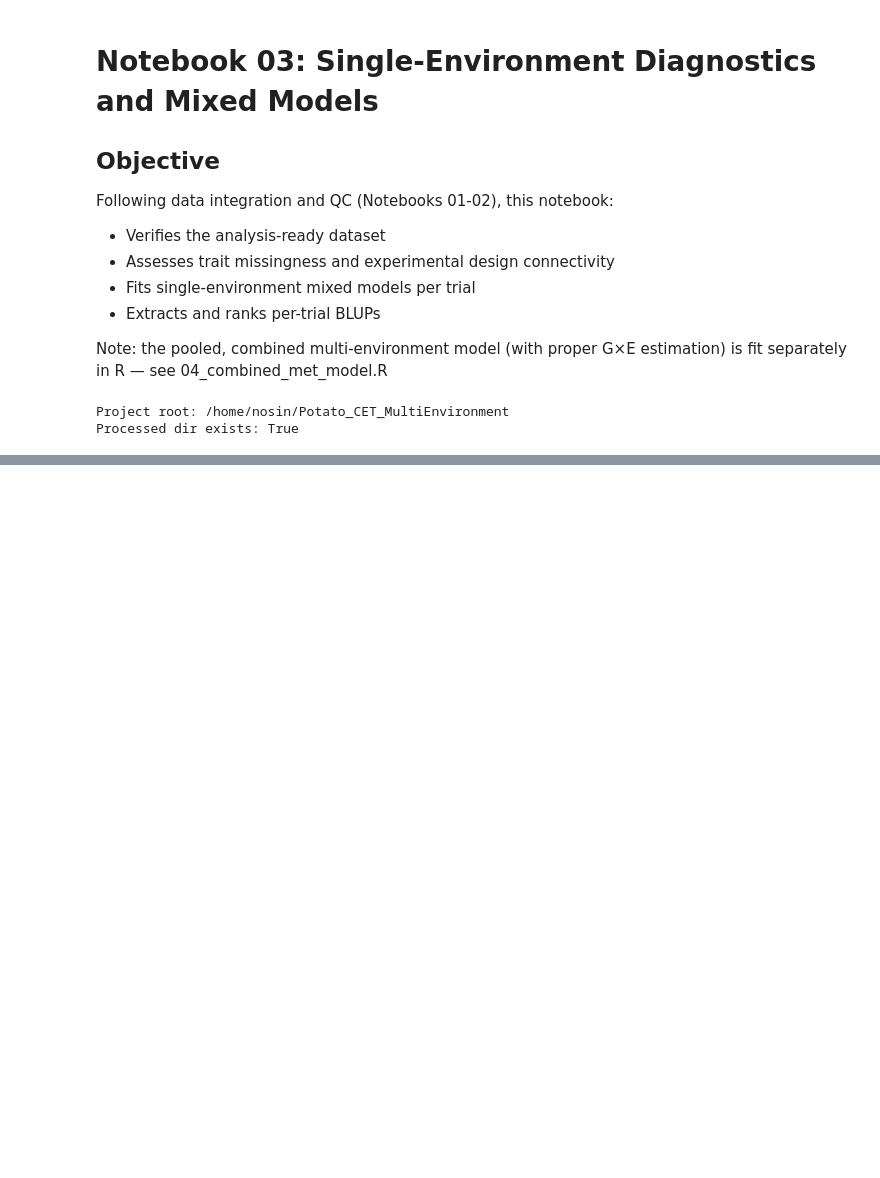
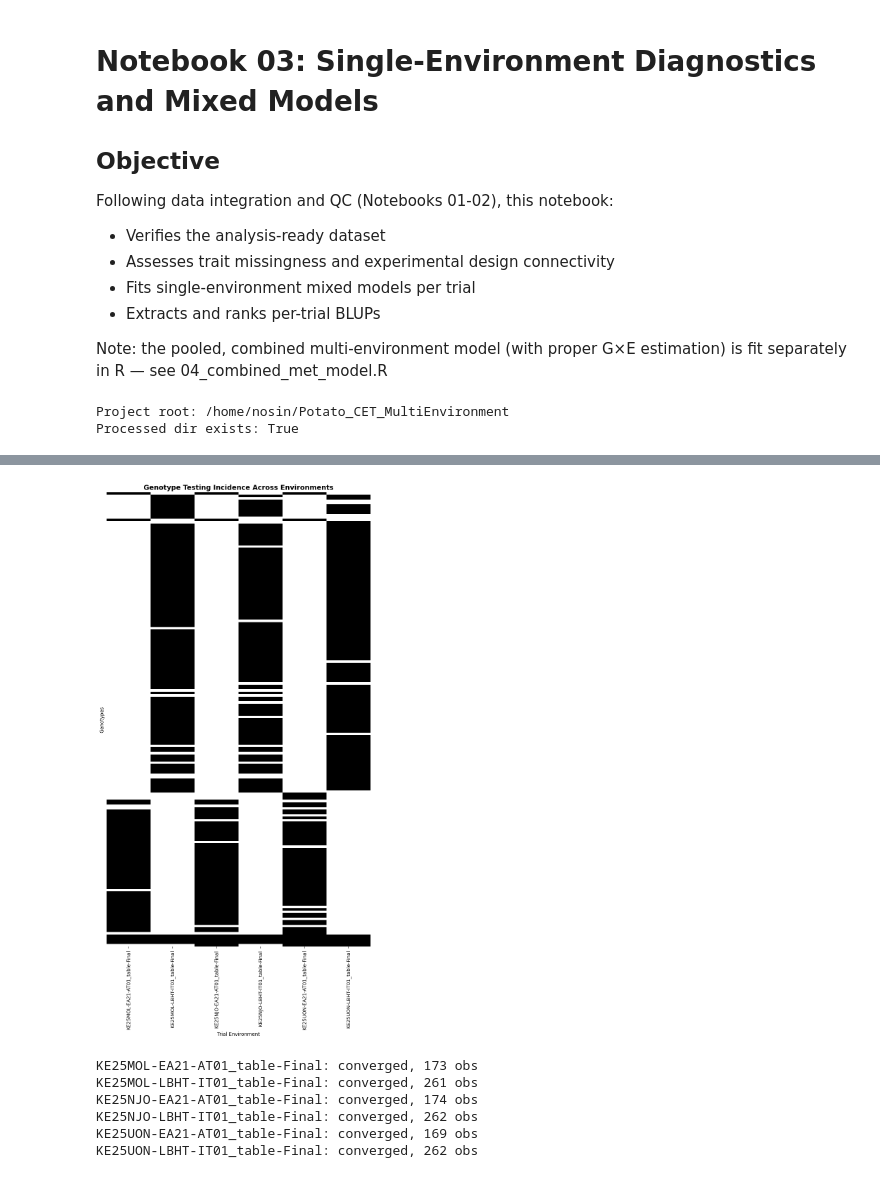
Before and after one commit to Adungosimary/Potato_CET_MultiEnvironment, a Jupyter notebook: scripts/03_single_env_diagnostics.ipynb, the cells around one changed output, grey strips where cells are left out. Saved outputs shown, nothing was run; the diff lists cells and outputs as text; code cells hidden in the pictures; blank space fills up the shorter version.

```diff
--- a/scripts/03_single_env_diagnostics.ipynb
+++ b/scripts/03_single_env_diagnostics.ipynb
@@ -49,0 +199,40 @@ FileNotFoundError: [Errno 2] No such file or directory: '/home/nosin/Potato_CET_
+# %%
+incidence = pd.crosstab(master["geno"], master["trial"])
+incidence = (incidence > 0).astype(int)
+
+plt.figure(figsize=(8, 16))
+sns.heatmap(incidence, cmap="Greys", cbar=False, yticklabels=False, linewidths=0)
+plt.title("Genotype Testing Incidence Across Environments", fontsize=14, fontweight="bold")
+plt.xlabel("Trial Environment")
+plt.ylabel("Genotypes")
+plt.tight_layout()
+plt.savefig(FIGURES_DIR / "genotype_environment_incidence.png", dpi=300, bbox_inches="tight")
+plt.show()
+# %% [output]
+[figure, added]
+# %%
+results_by_trial = {}
+
+for trial_name, df_trial in master.groupby("trial", observed=True):
+
+    df_fit = df_trial.dropna(subset=["weight_g_total"]).copy()
+    df_fit["rep"] = df_fit["rep"].astype("category")
+
+    try:
+        model = smf.mixedlm(
+            "weight_g_total ~ rep",
+            data=df_fit,
+            groups=df_fit["geno"]
+        )
+        fit = model.fit(reml=True)
+        results_by_trial[trial_name] = fit
+        print(f"{trial_name}: converged, {len(df_fit)} obs")
+    except Exception as e:
+        print(f"{trial_name}: FAILED — {e}")
+# %% [output]
+KE25MOL-EA21-AT01_table-Final: converged, 173 obs
+KE25MOL-LBHT-IT01_table-Final: converged, 261 obs
+KE25NJO-EA21-AT01_table-Final: converged, 174 obs
+KE25NJO-LBHT-IT01_table-Final: converged, 262 obs
+KE25UON-EA21-AT01_table-Final: converged, 169 obs
+KE25UON-LBHT-IT01_table-Final: converged, 262 obs
```
Also changed, not shown: parts of 17 cells of this notebook, 3 other files.
